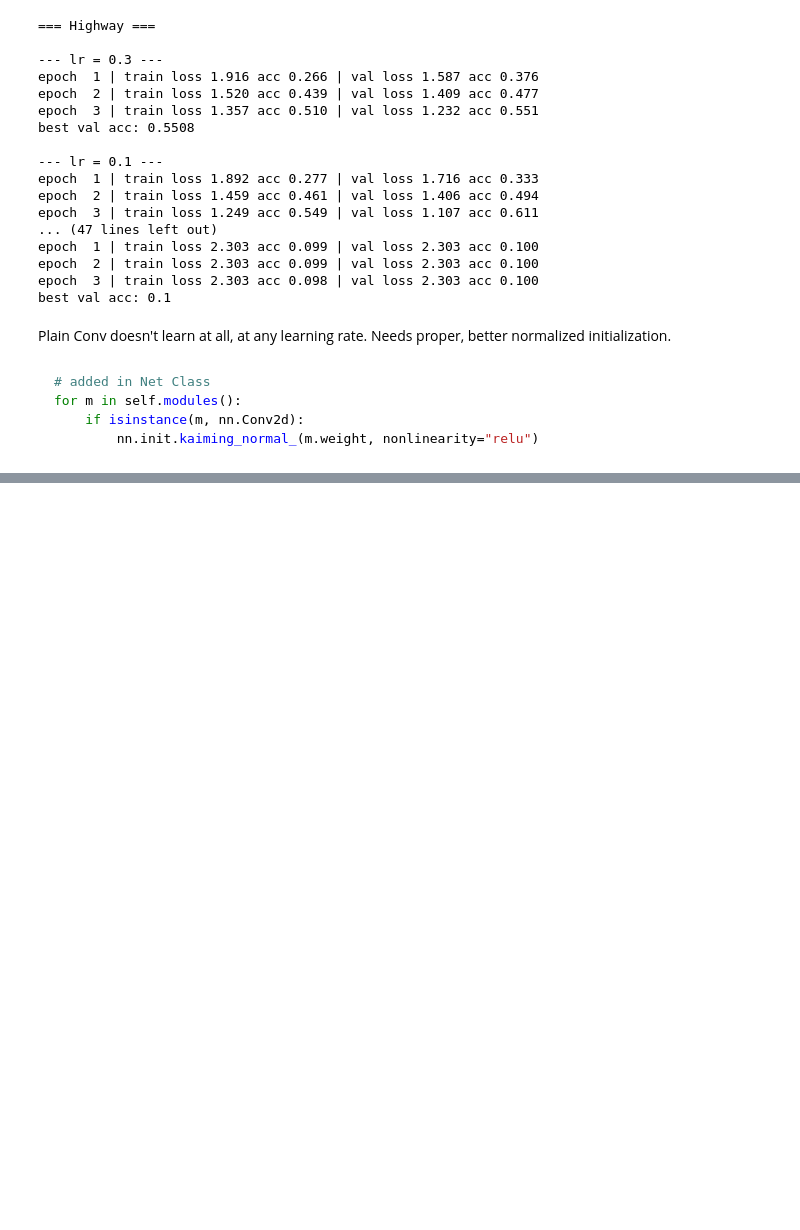
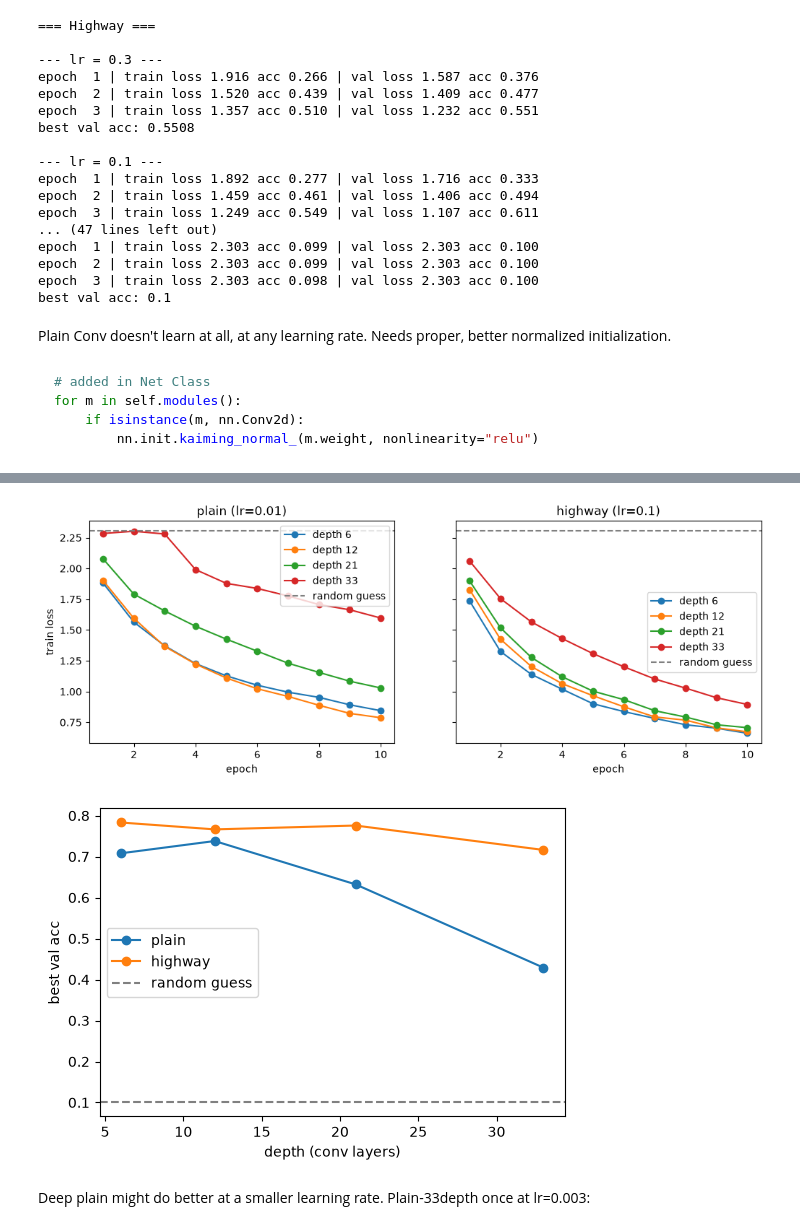
Before and after one commit to Dziobalonta/Deep-Learning, a Jupyter notebook: Highway-Network/src/main.ipynb, the cells around one changed output, grey strips where cells are left out. Cells and saved outputs as stored; diff of their text form; code cells hidden in the pictures; blank space fills up the shorter version.

Commit message:
Added plots and results

```diff
--- a/Highway-Network/src/main.ipynb
+++ b/Highway-Network/src/main.ipynb
@@ -113,7 +97,7 @@ for lr in [0.3, 0.1, 0.03, 0.01, 0.003]:
     torch.manual_seed(SEED) # same starting weights for every lr
     model = Net(PlainConv, layers_per_stage=3, conv_init=True)
     print(f"\n--- lr = {lr} ---")
-    history, best_acc = run_experiment(model, train_loader, val_loader, epochs=3, lr=lr, momentum=0.9, device=DEVICE)
+    history, best_acc = run_experiment(model, train_loader, val_loader, epochs=6, lr=lr, momentum=0.9, device=DEVICE)
     print("best val acc:", best_acc)
 # %% [output]
 === PlainConv ===
@@ -137,0 +122,9 @@ For `lr=3` it was dead, but with lowering the learning rate we see it come alive
+# %%
+print("=== Highway ===")
+for lr in [0.3, 0.1, 0.03, 0.01, 0.003]:
+    torch.manual_seed(SEED) # same starting weights for every lr
+    model = Net(HighwayLayer, layers_per_stage=3, conv_init=True)
+    print(f"\n--- lr = {lr} ---")
+    history, best_acc = run_experiment(model, train_loader, val_loader, epochs=6, lr=lr, momentum=0.9, device=DEVICE)
+    print("best val acc:", best_acc)
+print()
@@ -137,0 +211,37 @@ For `lr=3` it was dead, but with lowering the learning rate we see it come alive
+# %%
+import json
+import matplotlib.pyplot as plt
+
+with open("depth_results.json") as f:
+    results = json.load(f)
+
+# Plot 1: training loss vs epoch, one line per depth (like the paper's Fig 1)
+fig, axes = plt.subplots(1, 2, figsize=(12, 4), sharey=True)
+for ax, name in zip(axes, ["plain", "highway"]):
+    runs = [r for r in results.values() if r["name"] == name]
+    for r in runs:
+        epochs = range(1, len(r["history"]["train_loss"]) + 1)
+        ax.plot(epochs, r["history"]["train_loss"], marker="o", label=f"depth {r['depth']}")
+    ax.axhline(2.303, color="gray", linestyle="--", label="random guess")
+    ax.set_title(f"{name} (lr={runs[0]['lr']})")
+    ax.set_xlabel("epoch")
+    ax.legend()
+
+axes[0].set_ylabel("train loss")
+plt.show()
+
+# Plot 2: best val acc vs depth
+plt.figure(figsize=(6, 4))
+for name in ["plain", "highway"]:
+    runs = sorted((r for r in results.values() if r["name"] == name), key=lambda r: r["depth"])
+    plt.plot([r["depth"] for r in runs], [r["best_acc"] for r in runs], marker="o", label=name)
+plt.axhline(0.1, color="gray", linestyle="--", label="random guess")
+plt.xlabel("depth (conv layers)")
+plt.ylabel("best val acc")
+plt.legend()
+plt.show()
+# %% [output]
+[figure, added]
+[figure, added]
+# %% [markdown]
+Deep plain might do better at a smaller learning rate. Plain-33depth once at lr=0.003:
```
Also changed, not shown: parts of 10 cells of this notebook, 1 other file.
